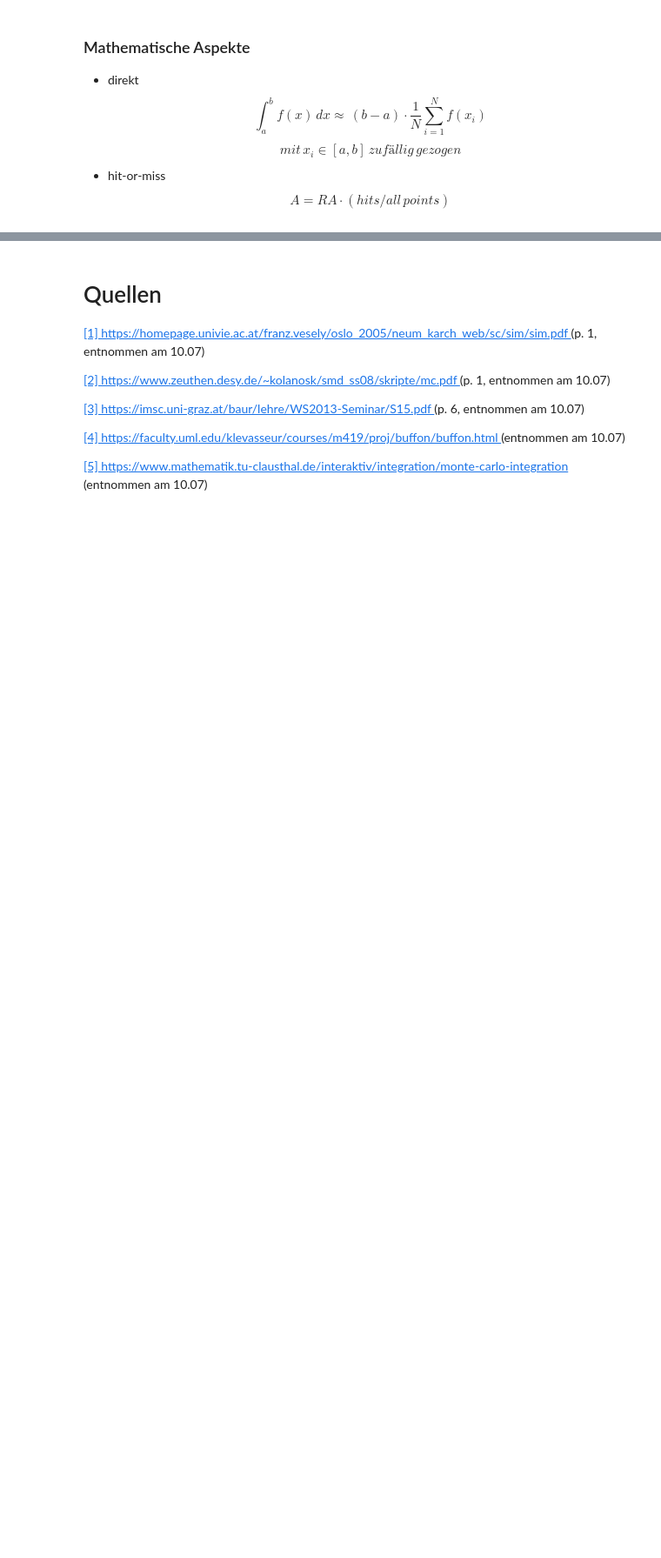
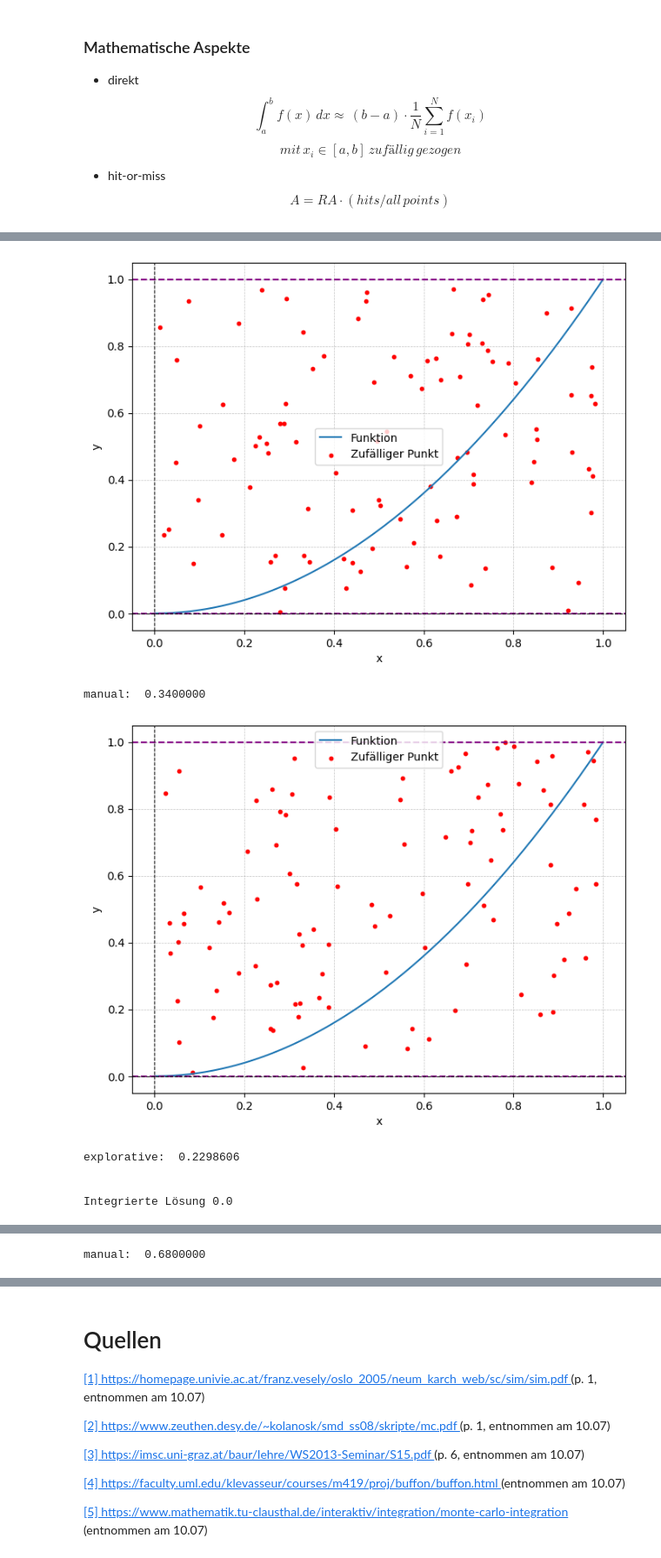
Before and after one commit to Orden-der-letzten-Haltestelle/ScientificProgramming, a Jupyter notebook: Teil2_Monte-Carlo.ipynb, the cells around one changed output, grey strips where cells are left out. Shown at 87% size. Saved outputs shown, nothing was run; the diff lists cells and outputs as text; code cells hidden in the pictures; blank space fills up the shorter version.

```diff
--- a/Teil2_Monte-Carlo.ipynb
+++ b/Teil2_Monte-Carlo.ipynb
@@ -73,14 +42,21 @@ Dieses Experiment dient der Bestimmung von $\pi$. In diesem Experiment werden vi
 - hit-or-miss $$A = RA \cdot (hits/all\,points)$$
 # %%
 import numpy as np
+from functions import *
 # Beispiel-Funktion
-def f(x):
-    return x**2  # Beispiel: f(x) = x^2
+
+f = PowerFunc("f", 1, 2)
+print(f)
 
 a, b = 0, 1  # Integrationsgrenzen
-N = 10000    # Anzahl der Zufallspunkte
+N = 100    # Anzahl der Zufallspunkte
 
 xRandom = np.random.uniform(a, b, N)
-integralEstimate = (b - a) * np.mean(f(xRandom))
+yRandom = []
+for x in xRandom:
+    yRandom.append(f(x))
+
+integralEstimate = (b - a) * np.mean(yRandom)
 print(f"Monte-Carlo-Schätzwert des Integrals: {integralEstimate}")
+print("Lösung durch Stammfunktion: ", f.definite_integral(a, b))
 # %% [output]
@@ -88,15 +66,16 @@ Monte-Carlo-Schätzwert des Integrals: 0.33549393774845215
 # %%
 import random
-import math
+import numpy as np
+from functions import *
 
-class MCIntegration(Integration):
+class MCIntegration():
     def __init__(self, function):
-        super().__init__(function)
+        self.f = function
 
     #estimatig bounds using "random" sampling
     def estimateBounds(self, start, end, samples=1000):
         xs = [random.uniform(start, end) for _ in range(samples)]
-        ys = [self.evalFunctionAt(x) for x in xs]
+        ys = [self.f(x) for x in xs]
         return min(ys), max(ys)
 
     def MCSHitOrMiss(self, start, end, numSamples=10000, fMinManual=None, fMaxManual=None):
@@ -116,10 +95,14 @@ class MCIntegration(Integration):
 
         hits = 0
 
+        points = []
+
         for _ in range(numSamples):
             x = random.uniform(start, end)
             y = random.uniform(rectYMin, rectYMax)
-            f_x = self.evalFunctionAt(x)
+            f_x = self.f(x)
+
+            points.append((x, y))
 
             # check if dot is under/above the curve
             if f_x >= 0 and 0 <= y <= f_x:
@@ -127,48 +110,60 @@ class MCIntegration(Integration):
             elif f_x < 0 and f_x <= y <= 0:
                 hits -= 1  # negativ unter x-Achse
 
+        #print(np.array(points))
+        self.f.plot_with_random_points(start, end, fMin, fMax, np.array(points))
+
         estimatedIntegral = (hits / numSamples) * rectArea
         return estimatedIntegral
 
-f = lambda x: x**2
+
+sample_size = 100
+
+
+f = PowerFunc("f", 1, 2)
+print("Integrierte Lösung", f.definite_integral(0, 1))#f.definite_integral(0, 1))
+
 mc = MCIntegration(f)
 
 # manual y-limits
-resultManual = mc.MCSHitOrMiss(0, 1, numSamples=10000, fMinManual=0, fMaxManual=1)
+resultManual = mc.MCSHitOrMiss(0, 1, numSamples=sample_size, fMinManual=0, fMaxManual=1)
 print(f"manual: {resultManual: .7f}")
 
 # explorative y-limits
-resultAuto = mc.MCSHitOrMiss(0, 1, numSamples=10000)
+resultAuto = mc.MCSHitOrMiss(0, 1, numSamples=sample_size)
 print(f"explorative: {resultAuto: .7f}")
 
 print("\n")
 
-f2 = lambda x: x**3
+f2 = PowerFunc("f_2", 1, 3)
+print("Integrierte Lösung", f2.definite_integral(-1, 1))
 mc2 = MCIntegration(f2)
-resultManual2 = mc.MCSHitOrMiss(-1, 1, numSamples=100000, fMinManual=-1, fMaxManual=1)
+resultManual2 = mc.MCSHitOrMiss(-1, 1, numSamples=sample_size, fMinManual=-1, fMaxManual=1)
 print(f"manual: {resultManual2: .7f}")
 
-resultAuto2 = mc.MCSHitOrMiss(-1,1, numSamples=100000)
+resultAuto2 = mc.MCSHitOrMiss(-1,1, numSamples=sample_size)
 print(f"explorative: {resultAuto2: .7f}")
 
 print("\n")
 
-f3 = lambda x: math.sin(1/x)
+f3 = NestedFunc("f_3", SinFunc(), PowerFunc(exponent=-1))#math.sin(1/x)
+print("Numerische Lösung", f3.trapezregel(0, math.pi))
 mc3 = MCIntegration(f3)
-resultManual3 = mc.MCSHitOrMiss(0, math.pi, numSamples=100000, fMinManual=0, fMaxManual=math.pi)
+resultManual3 = mc.MCSHitOrMiss(0, math.pi, numSamples=sample_size, fMinManual=0, fMaxManual=math.pi)
 print(f"manual: {resultManual3: .7f}")
 
-resultAuto3 = mc.MCSHitOrMiss(0, math.pi, numSamples=100000)
+resultAuto3 = mc.MCSHitOrMiss(0, math.pi, numSamples=sample_size)
 print(f"explorative: {resultAuto3: .7f}")
 
 print("\n")
 
-f4 = lambda x: math.e**x
+f4 = ExpFunc("f_4") #math.e**x
+print("Integrierte Lösung", f4.definite_integral(0, 3))
 mc4 = MCIntegration(f4)
 
-resultManual4 = mc.MCSHitOrMiss(0, 3, numSamples=100000, fMinManual=0, fMaxManual=150000)
+resultManual4 = mc.MCSHitOrMiss(0, 3, numSamples=sample_size, fMinManual=0, fMaxManual=500)
 print(f"manual: {resultManual3: .7f}")
 
-resultAuto4 = mc.MCSHitOrMiss(0, 3, numSamples=100000)
+resultAuto4 = mc.MCSHitOrMiss(0, 3, numSamples=sample_size)
 print(f"explorative: {resultAuto4: .7f}")
 # %% [output]
@@ -188,0 +171,7 @@ explorative:  4.5042901
+[figure, added]
+manual:  0.3400000
+[figure, added]
+explorative:  0.2298606
+
+
+Integrierte Lösung 0.0
@@ -188,0 +179 @@ explorative:  4.5042901
+manual:  0.6800000
```
Also changed, not shown: parts of 17 cells of this notebook, 1 other file.
